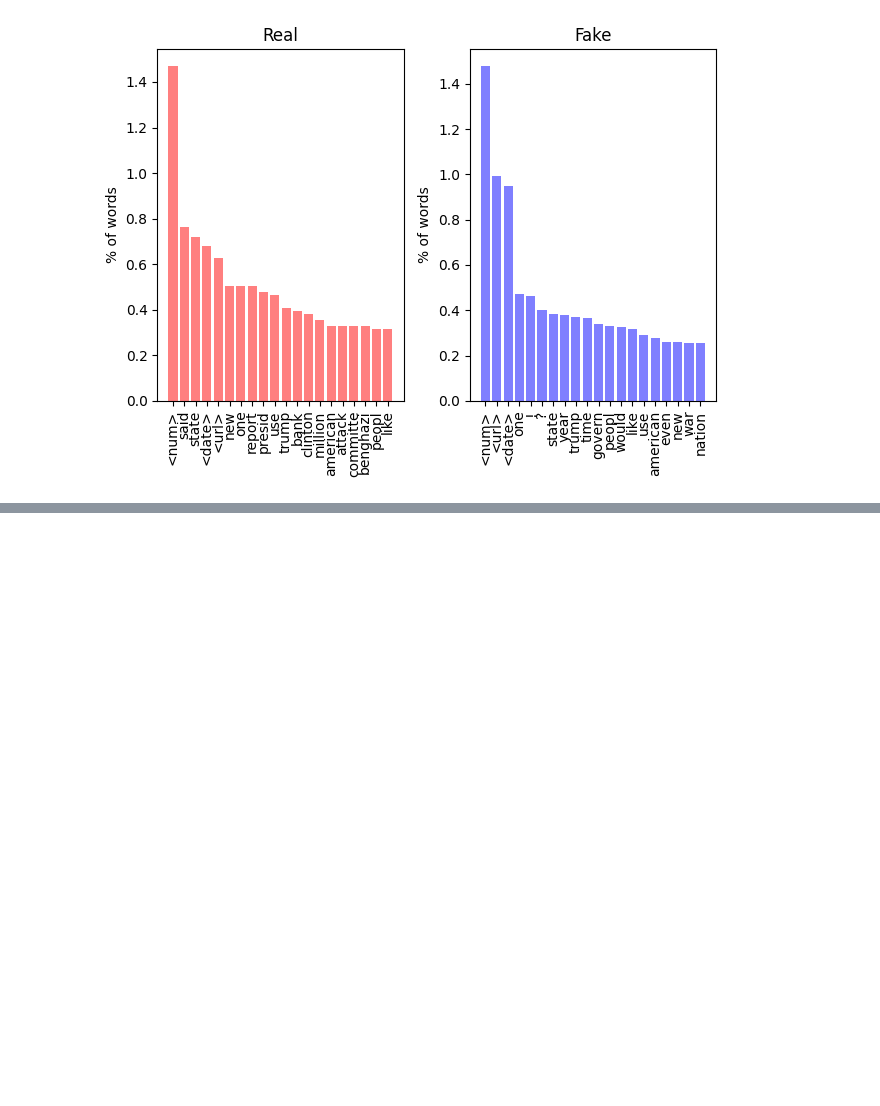
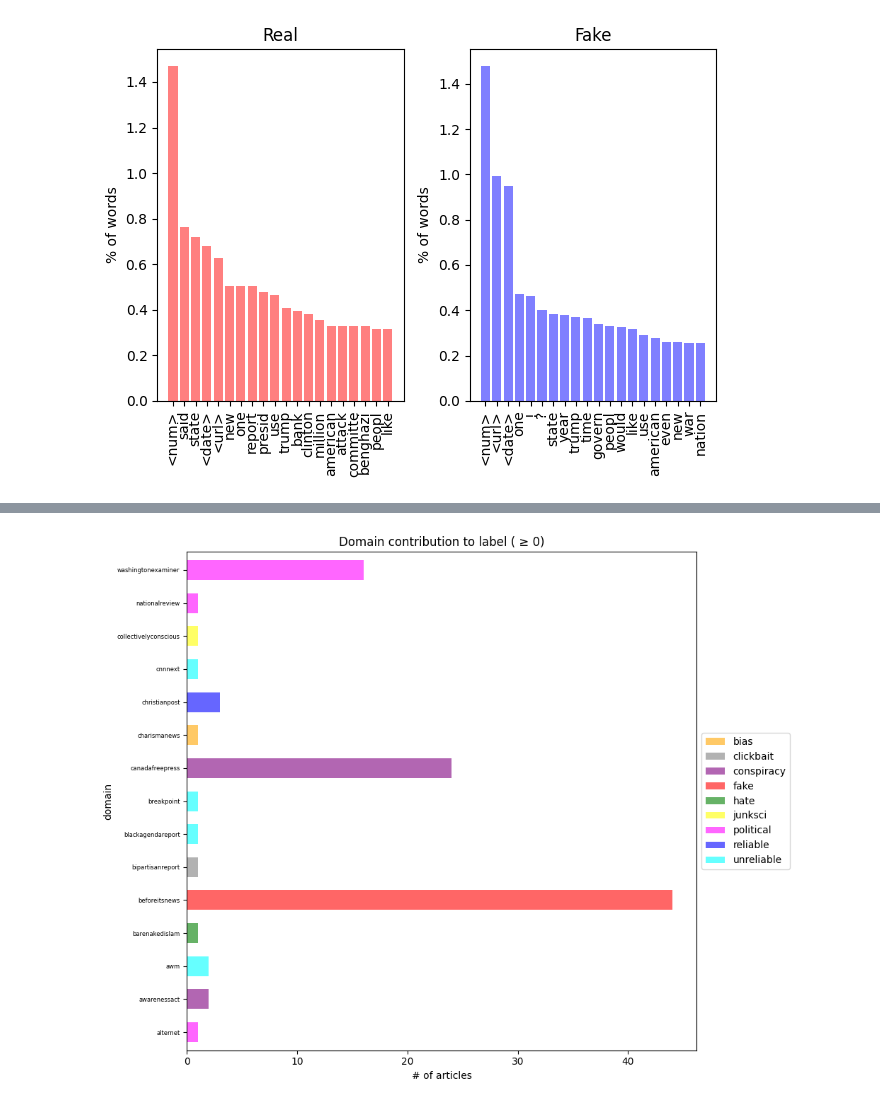
Before and after one commit to henrikdchristensen/DIKU-DS-Exam-FakeNewsDetection, a Jupyter notebook: src/bookhc.ipynb, the cells around one changed output, grey strips where cells are left out. Drawn from its saved outputs; the diff is of its cells as text; code cells hidden in the pictures; blank space fills up the shorter version.

```diff
--- a/src/bookhc.ipynb
+++ b/src/bookhc.ipynb
@@ -70,0 +51,4 @@ Stat.plot_fake_real(nwords=20, binary_label="binary_label", percentage=True)
+# %%
+Stat.barplot_domain_contribution(threshold=0, percentage=True)
+# %% [output]
+[figure, added]
```
Also changed, not shown: parts of 10 cells of this notebook, 1 other file.
